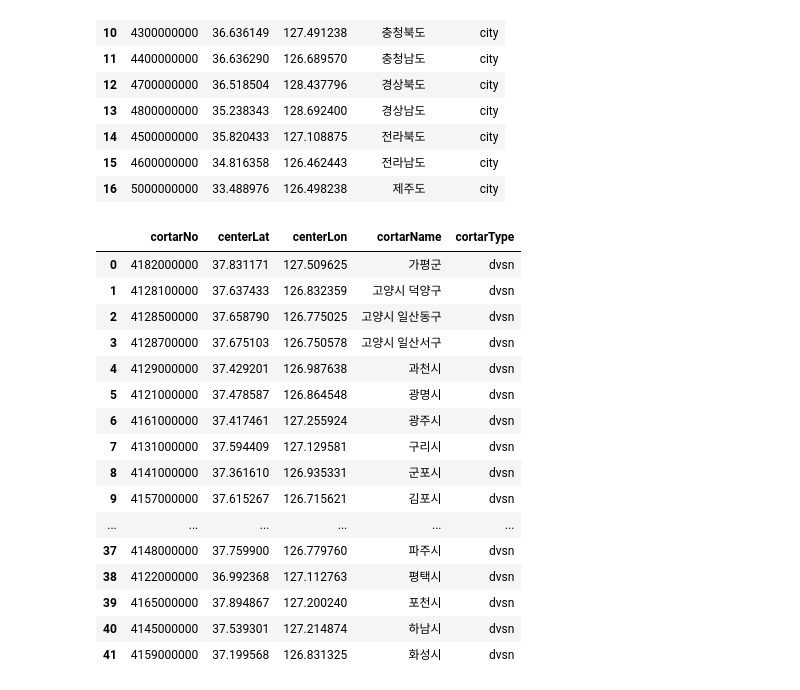
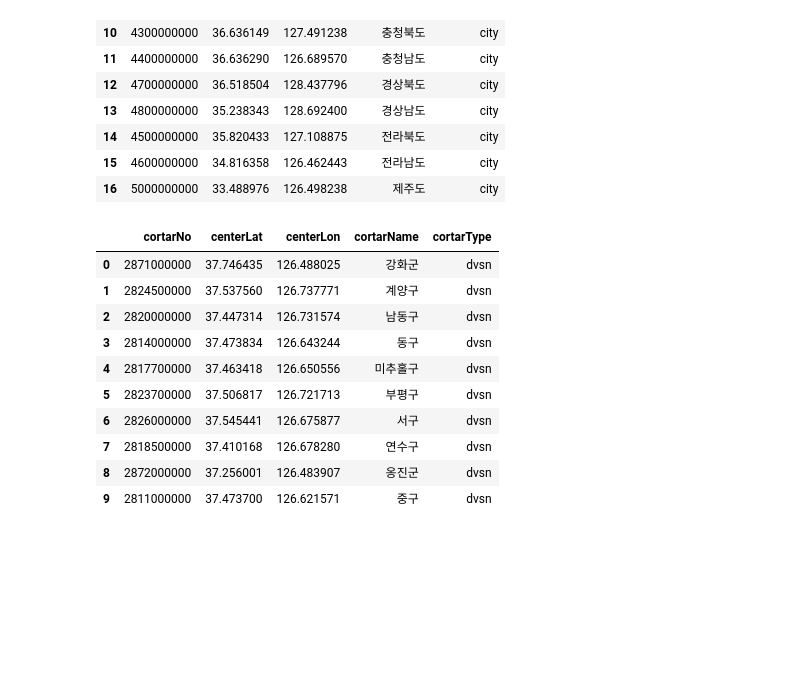
Before and after one commit to dasoll/posting, a Jupyter notebook: source/네이버 부동산.ipynb, the cells around one changed output. Drawn from its saved outputs; the diff is of its cells as text; code cells hidden in the pictures; blank space fills up the shorter version.

```diff
--- a/source/네이버 부동산.ipynb
+++ b/source/네이버 부동산.ipynb
@@ -41,39 +41,33 @@ df_si
 | 15 | 4600000000 | 34.816358 | 126.462443 | 전라남도 | city |
 | 16 | 5000000000 | 33.488976 | 126.498238 | 제주도 | city |
 # %%
-tmp_si = '경기도'
+tmp_si = '인천시'
 cortar_no_si = df_si[df_si['cortarName'] == tmp_si].iloc[0,0]
 
 gu_url = f'https://new.land.naver.com/api/regions/list?cortarNo={cortar_no_si}'
 
 r = requests.get(gu_url, headers={
     "Accept-Encoding": "gzip, deflate, br",
     "Host": "new.land.naver.com",
     "Sec-Fetch-Dest": "empty",
     "Sec-Fetch-Mode": "cors",
     "Sec-Fetch-Site": "same-origin",
     "User-Agent": "Mozilla/5.0 (Macintosh; Intel Mac OS X 10_15_7) AppleWebKit/537.36 (KHTML, like Gecko) Chrome/103.0.0.0 Safari/537.36"
 })
 
 data = r.json()
 df_gu = pd.DataFrame(data['regionList'])
 df_gu
 # %% [output]
 |  | cortarNo | centerLat | centerLon | cortarName | cortarType |
-| 0 | 4182000000 | 37.831171 | 127.509625 | 가평군 | dvsn |
-| 1 | 4128100000 | 37.637433 | 126.832359 | 고양시 덕양구 | dvsn |
-| 2 | 4128500000 | 37.658790 | 126.775025 | 고양시 일산동구 | dvsn |
-| 3 | 4128700000 | 37.675103 | 126.750578 | 고양시 일산서구 | dvsn |
-| 4 | 4129000000 | 37.429201 | 126.987638 | 과천시 | dvsn |
-| 5 | 4121000000 | 37.478587 | 126.864548 | 광명시 | dvsn |
-| 6 | 4161000000 | 37.417461 | 127.255924 | 광주시 | dvsn |
-| 7 | 4131000000 | 37.594409 | 127.129581 | 구리시 | dvsn |
-| 8 | 4141000000 | 37.361610 | 126.935331 | 군포시 | dvsn |
-| 9 | 4157000000 | 37.615267 | 126.715621 | 김포시 | dvsn |
-| ... | ... | ... | ... | ... | ... |
-| 37 | 4148000000 | 37.759900 | 126.779760 | 파주시 | dvsn |
-| 38 | 4122000000 | 36.992368 | 127.112763 | 평택시 | dvsn |
-| 39 | 4165000000 | 37.894867 | 127.200240 | 포천시 | dvsn |
-| 40 | 4145000000 | 37.539301 | 127.214874 | 하남시 | dvsn |
-| 41 | 4159000000 | 37.199568 | 126.831325 | 화성시 | dvsn |
+| 0 | 2871000000 | 37.746435 | 126.488025 | 강화군 | dvsn |
+| 1 | 2824500000 | 37.537560 | 126.737771 | 계양구 | dvsn |
+| 2 | 2820000000 | 37.447314 | 126.731574 | 남동구 | dvsn |
+| 3 | 2814000000 | 37.473834 | 126.643244 | 동구 | dvsn |
+| 4 | 2817700000 | 37.463418 | 126.650556 | 미추홀구 | dvsn |
+| 5 | 2823700000 | 37.506817 | 126.721713 | 부평구 | dvsn |
+| 6 | 2826000000 | 37.545441 | 126.675877 | 서구 | dvsn |
+| 7 | 2818500000 | 37.410168 | 126.678280 | 연수구 | dvsn |
+| 8 | 2872000000 | 37.256001 | 126.483907 | 옹진군 | dvsn |
+| 9 | 2811000000 | 37.473700 | 126.621571 | 중구 | dvsn |
 # %%
```
Also changed, not shown: parts of 11 cells of this notebook, 3 other files.
